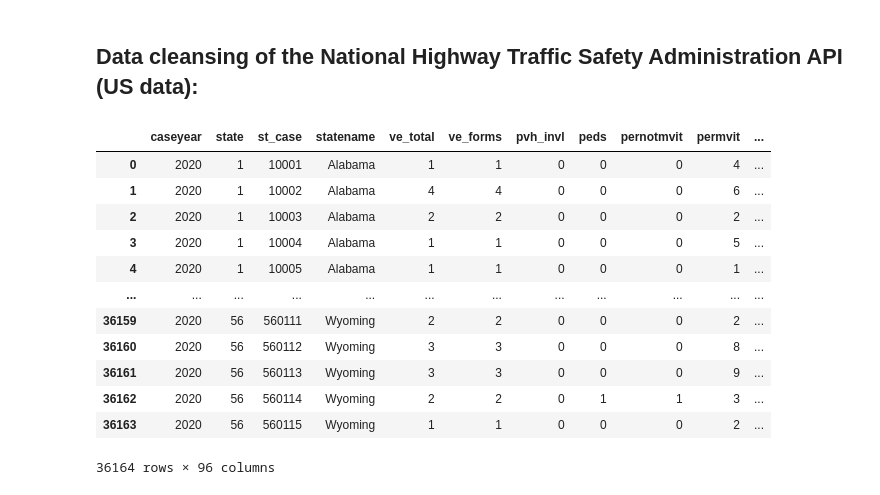
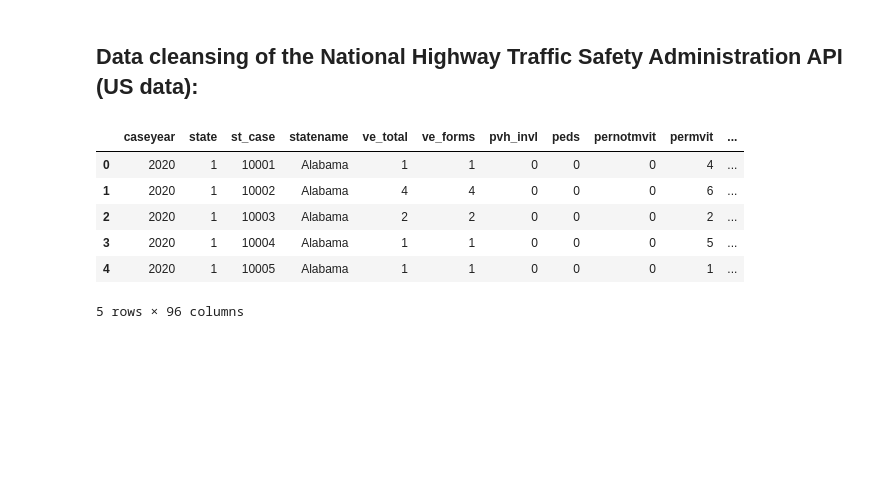
Before and after one commit to lishanisrikaran/project-1, a Jupyter notebook: road_fatalities - clean up process.ipynb, the cells around one changed output. Cells and saved outputs as stored; diff of their text form; code cells hidden in the pictures; blank space fills up the shorter version.

```diff
--- a/road_fatalities - clean up process.ipynb
+++ b/road_fatalities - clean up process.ipynb
@@ -16,22 +16,16 @@ import csv
 # %%
 # Import CSV containing road accident data from the year 2020.
 csv_path = "source_data/Accidents_2020_2020.csv"
 Accidents_2020 = pd.read_csv(csv_path)
-Accidents_2020
+Accidents_2020.head()
 # %% [output]
 |  | caseyear | state | st_case | statename | ve_total | ve_forms | pvh_invl | peds | pernotmvit | permvit | ... |
 | 0 | 2020 | 1 | 10001 | Alabama | 1 | 1 | 0 | 0 | 0 | 4 | ... |
 | 1 | 2020 | 1 | 10002 | Alabama | 4 | 4 | 0 | 0 | 0 | 6 | ... |
 | 2 | 2020 | 1 | 10003 | Alabama | 2 | 2 | 0 | 0 | 0 | 2 | ... |
 | 3 | 2020 | 1 | 10004 | Alabama | 1 | 1 | 0 | 0 | 0 | 5 | ... |
 | 4 | 2020 | 1 | 10005 | Alabama | 1 | 1 | 0 | 0 | 0 | 1 | ... |
-| ... | ... | ... | ... | ... | ... | ... | ... | ... | ... | ... | ... |
-| 36159 | 2020 | 56 | 560111 | Wyoming | 2 | 2 | 0 | 0 | 0 | 2 | ... |
-| 36160 | 2020 | 56 | 560112 | Wyoming | 3 | 3 | 0 | 0 | 0 | 8 | ... |
-| 36161 | 2020 | 56 | 560113 | Wyoming | 3 | 3 | 0 | 0 | 0 | 9 | ... |
-| 36162 | 2020 | 56 | 560114 | Wyoming | 2 | 2 | 0 | 1 | 1 | 3 | ... |
-| 36163 | 2020 | 56 | 560115 | Wyoming | 1 | 1 | 0 | 0 | 0 | 2 | ... |
-36164 rows × 96 columns
+5 rows × 96 columns
 # %%
 # The output DataFrame has lots of redundant columns, the below create a new DataFrames with the columns of focus in this exploration stage.
 Cleaned_df = Accidents_2020[["caseyear", "st_case","statename","persons", "countyname", "monthname",
```
Also changed, not shown: parts of 6 cells of this notebook.
